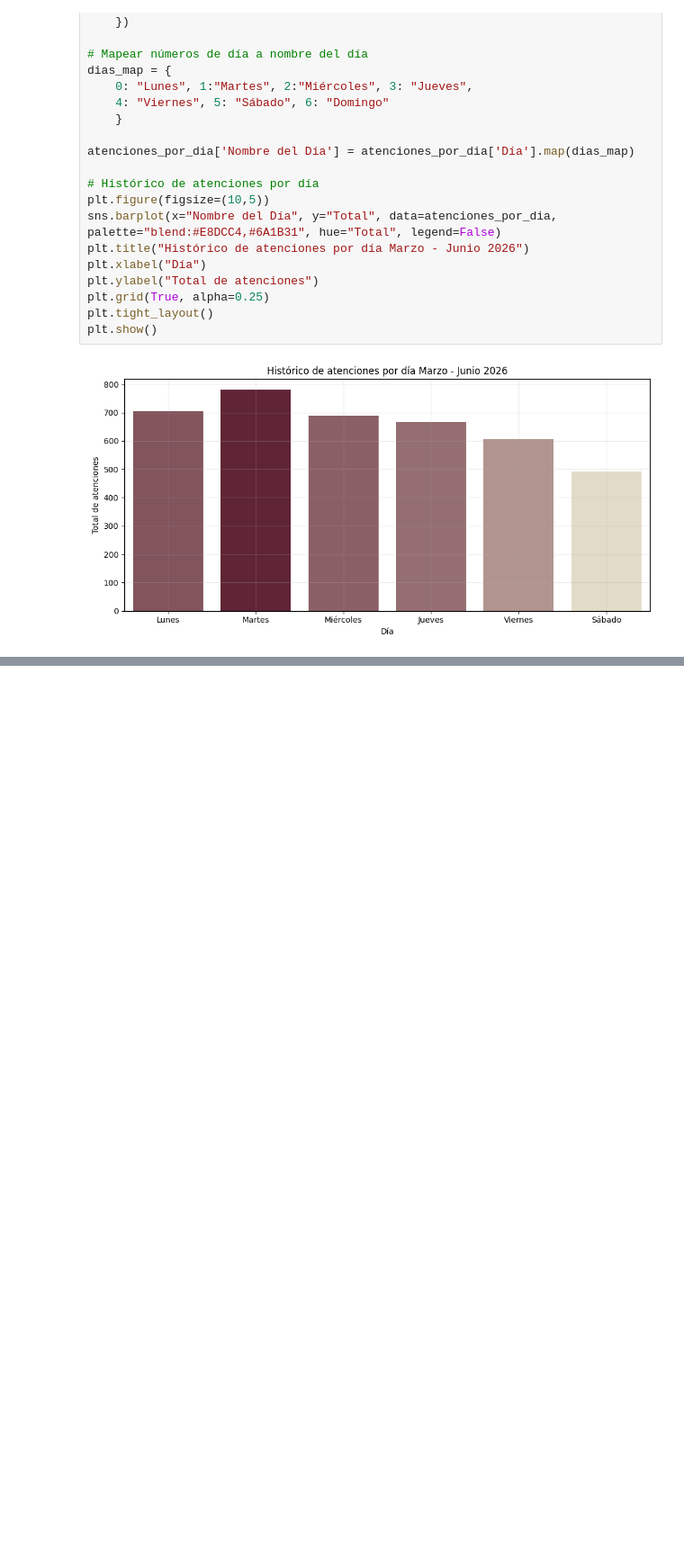
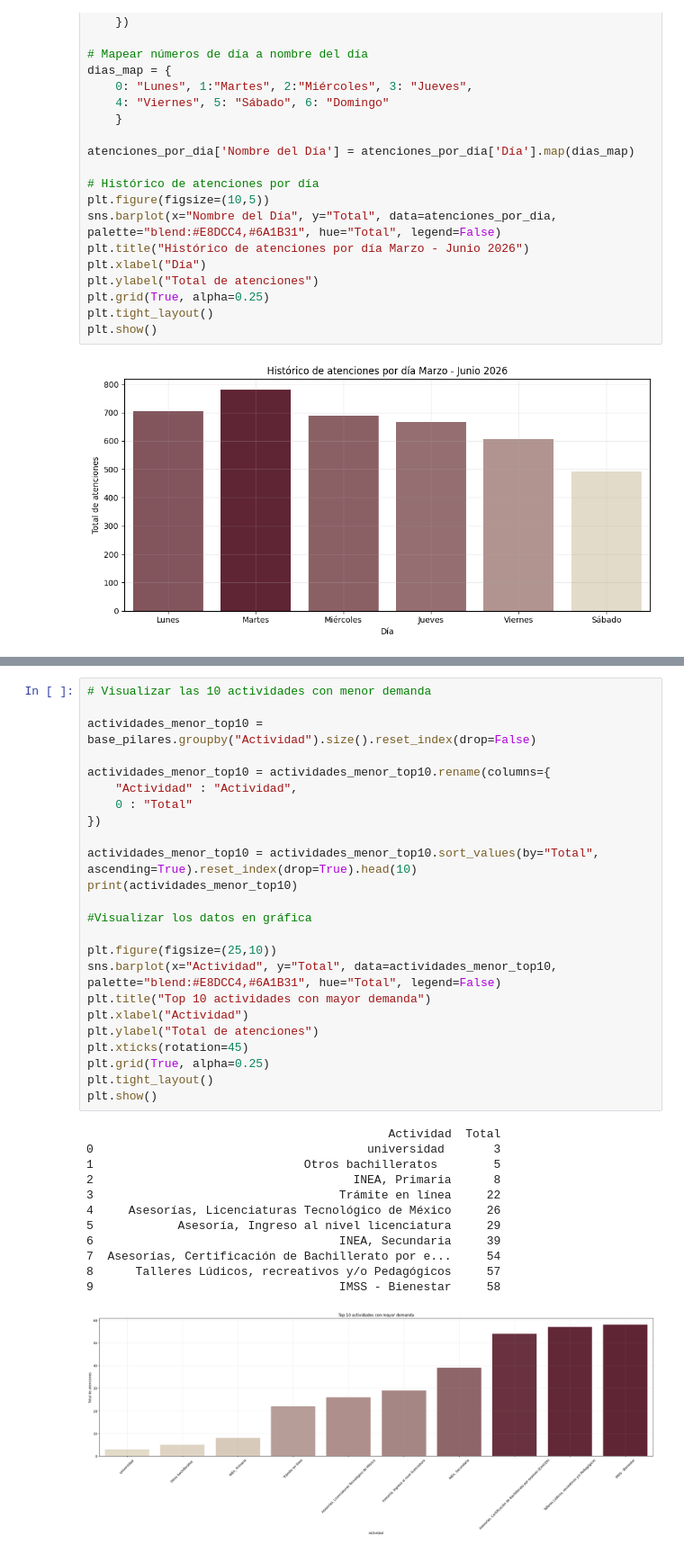
Before and after one commit to jorge-reynam/Reporte-de-atenciones, a Jupyter notebook: Análisis_PILARES_Marzo_Junio_2026.ipynb, the cells around one changed output, grey strips where cells are left out. Shown at 90% size. Saved outputs shown, nothing was run; the diff lists cells and outputs as text; blank space fills up the shorter version.

```diff
--- a/Análisis_PILARES_Marzo_Junio_2026.ipynb
+++ b/Análisis_PILARES_Marzo_Junio_2026.ipynb
@@ -270,0 +316,37 @@ print(base_pilares)
+# %%
+# Visualizar las 10 actividades con menor demanda
+
+actividades_menor_top10 = base_pilares.groupby("Actividad").size().reset_index(drop=False)
+
+actividades_menor_top10 = actividades_menor_top10.rename(columns={
+    "Actividad" : "Actividad",
+    0 : "Total"
+})
+
+actividades_menor_top10 = actividades_menor_top10.sort_values(by="Total", ascending=True).reset_index(drop=True).head(10)
+print(actividades_menor_top10)
+
+#Visualizar los datos en gráfica
+
+plt.figure(figsize=(25,10))
+sns.barplot(x="Actividad", y="Total", data=actividades_menor_top10, palette="blend:#E8DCC4,#6A1B31", hue="Total", legend=False)
+plt.title("Top 10 actividades con mayor demanda")
+plt.xlabel("Actividad")
+plt.ylabel("Total de atenciones")
+plt.xticks(rotation=45)
+plt.grid(True, alpha=0.25)
+plt.tight_layout()
+plt.show()
+# %% [output]
+                                           Actividad  Total
+0                                       universidad       3
+1                              Otros bachilleratos        5
+2                                     INEA, Primaria      8
+3                                   Trámite en línea     22
+4     Asesorías, Licenciaturas Tecnológico de México     26
+5            Asesoría, Ingreso al nivel licenciatura     29
+6                                   INEA, Secundaria     39
+7  Asesorías, Certificación de Bachillerato por e...     54
+8      Talleres Lúdicos, recreativos y/o Pedagógicos     57
+9                                   IMSS - Bienestar     58
+[figure, added]
```
Also changed, not shown: parts of 2 cells of this notebook.
